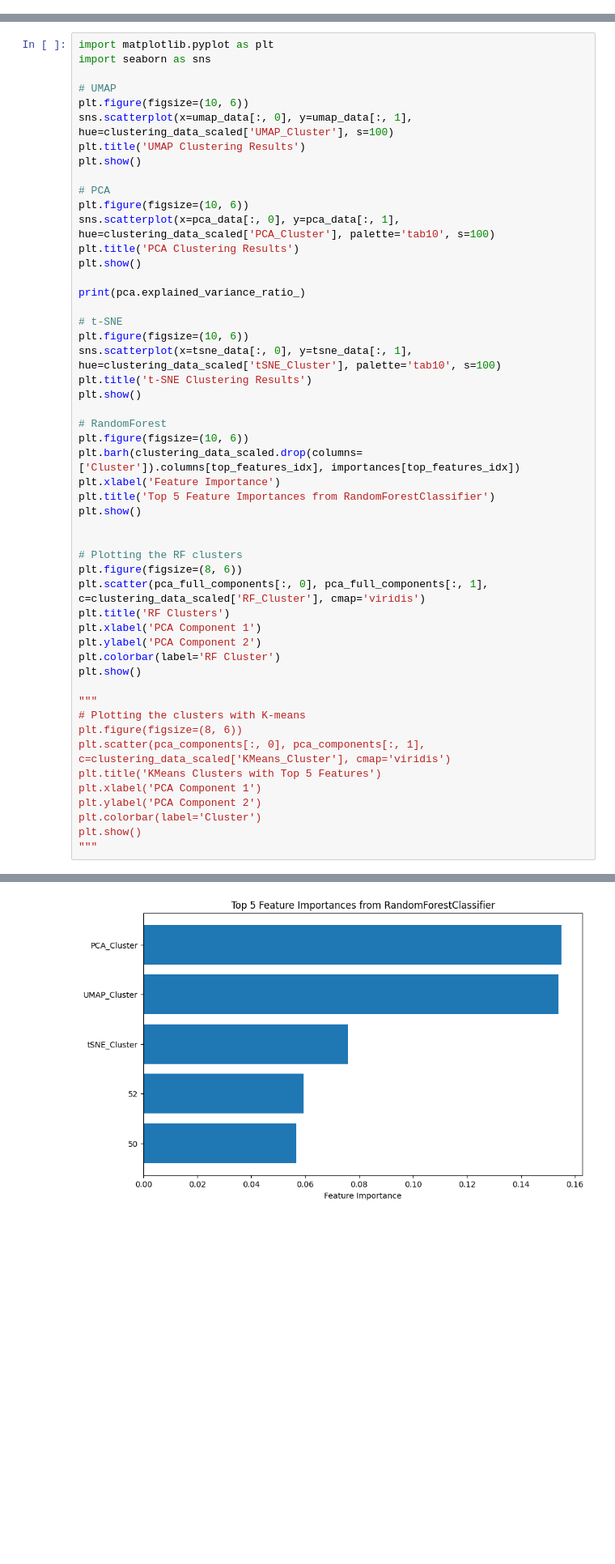
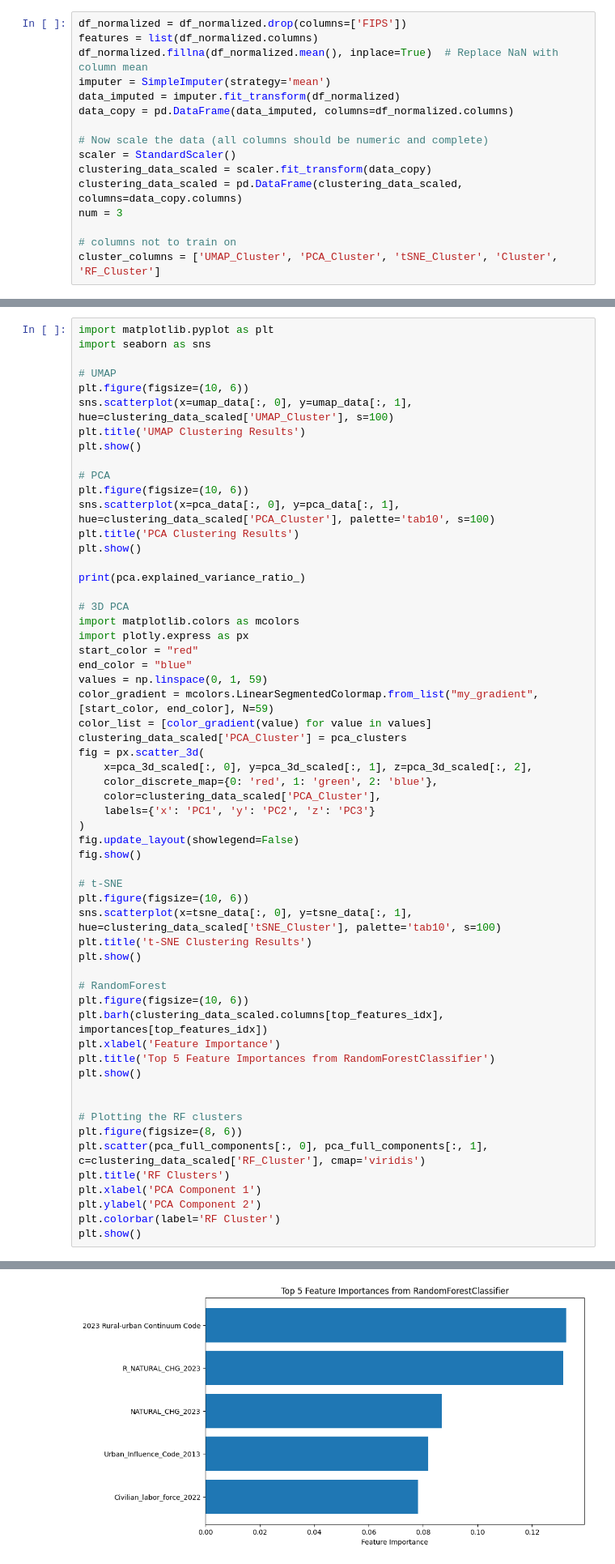
Before and after one commit to vineetjnair9/distributed-energy-resources-equity-CA, a Jupyter notebook: UROP Notebook Dataset.ipynb, the cells around one changed output, grey strips where cells are left out. Shown at 81% size. Drawn from its saved outputs; the diff is of its cells as text; blank space fills up the shorter version.

```diff
--- a/UROP Notebook Dataset.ipynb
+++ b/UROP Notebook Dataset.ipynb
@@ -110,0 +83,16 @@ clustering_data_scaled['KMeans_Cluster'] = kmeans_clusters
+# %%
+df_normalized = df_normalized.drop(columns=['FIPS'])
+features = list(df_normalized.columns)
+df_normalized.fillna(df_normalized.mean(), inplace=True)  # Replace NaN with column mean
+imputer = SimpleImputer(strategy='mean')
+data_imputed = imputer.fit_transform(df_normalized)
+data_copy = pd.DataFrame(data_imputed, columns=df_normalized.columns)
+
+# Now scale the data (all columns should be numeric and complete)
+scaler = StandardScaler()
+clustering_data_scaled = scaler.fit_transform(data_copy)
+clustering_data_scaled = pd.DataFrame(clustering_data_scaled, columns=data_copy.columns)
+num = 3
+
+# columns not to train on
+cluster_columns = ['UMAP_Cluster', 'PCA_Cluster', 'tSNE_Cluster', 'Cluster', 'RF_Cluster']
@@ -126,6 +211,24 @@ plt.show()
 
 print(pca.explained_variance_ratio_)
 
+# 3D PCA
+import matplotlib.colors as mcolors
+import plotly.express as px
+start_color = "red"
+end_color = "blue"
+values = np.linspace(0, 1, 59)
+color_gradient = mcolors.LinearSegmentedColormap.from_list("my_gradient", [start_color, end_color], N=59)
+color_list = [color_gradient(value) for value in values]
+clustering_data_scaled['PCA_Cluster'] = pca_clusters
+fig = px.scatter_3d(
+    x=pca_3d_scaled[:, 0], y=pca_3d_scaled[:, 1], z=pca_3d_scaled[:, 2],
+    color_discrete_map={0: 'red', 1: 'green', 2: 'blue'},
+    color=clustering_data_scaled['PCA_Cluster'],
+    labels={'x': 'PC1', 'y': 'PC2', 'z': 'PC3'}
+)
+fig.update_layout(showlegend=False)
+fig.show()
+
 # t-SNE
 plt.figure(figsize=(10, 6))
 sns.scatterplot(x=tsne_data[:, 0], y=tsne_data[:, 1], hue=clustering_data_scaled['tSNE_Cluster'], palette='tab10', s=100)
@@ -134,7 +237,7 @@ plt.show()
 
 # RandomForest
 plt.figure(figsize=(10, 6))
-plt.barh(clustering_data_scaled.drop(columns=['Cluster']).columns[top_features_idx], importances[top_features_idx])
+plt.barh(clustering_data_scaled.columns[top_features_idx], importances[top_features_idx])
 plt.xlabel('Feature Importance')
 plt.title('Top 5 Feature Importances from RandomForestClassifier')
 plt.show()
@@ -148,15 +251,4 @@ plt.xlabel('PCA Component 1')
 plt.ylabel('PCA Component 2')
 plt.colorbar(label='RF Cluster')
 plt.show()
-
-"""
-# Plotting the clusters with K-means
-plt.figure(figsize=(8, 6))
-plt.scatter(pca_components[:, 0], pca_components[:, 1], c=clustering_data_scaled['KMeans_Cluster'], cmap='viridis')
-plt.title('KMeans Clusters with Top 5 Features')
-plt.xlabel('PCA Component 1')
-plt.ylabel('PCA Component 2')
-plt.colorbar(label='Cluster')
-plt.show()
-"""
 # %% [output]
@@ -167 +259 @@ plt.show()
-[figure, old version]
+[figure, new version]
```
Also changed, not shown: parts of 31 cells of this notebook, 18 other files.
